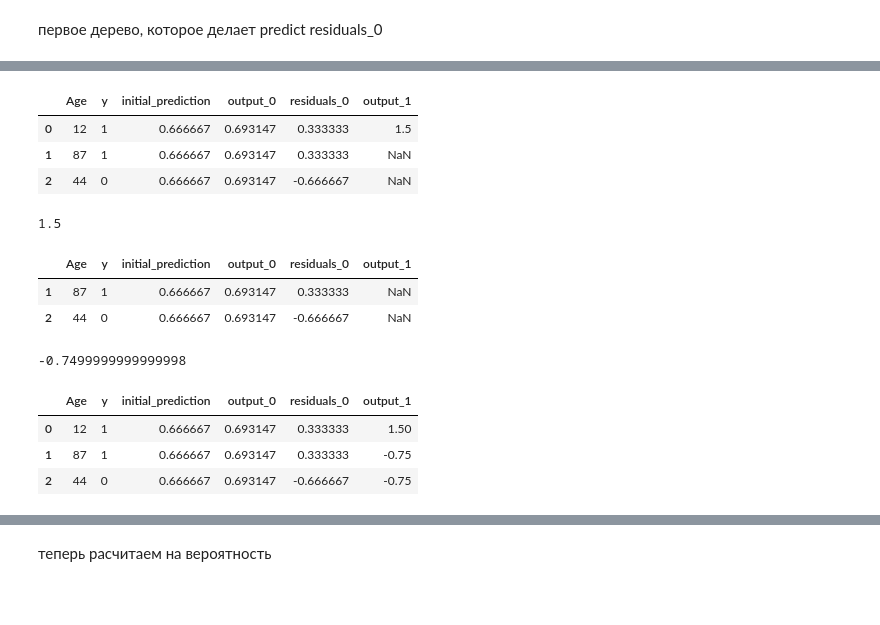
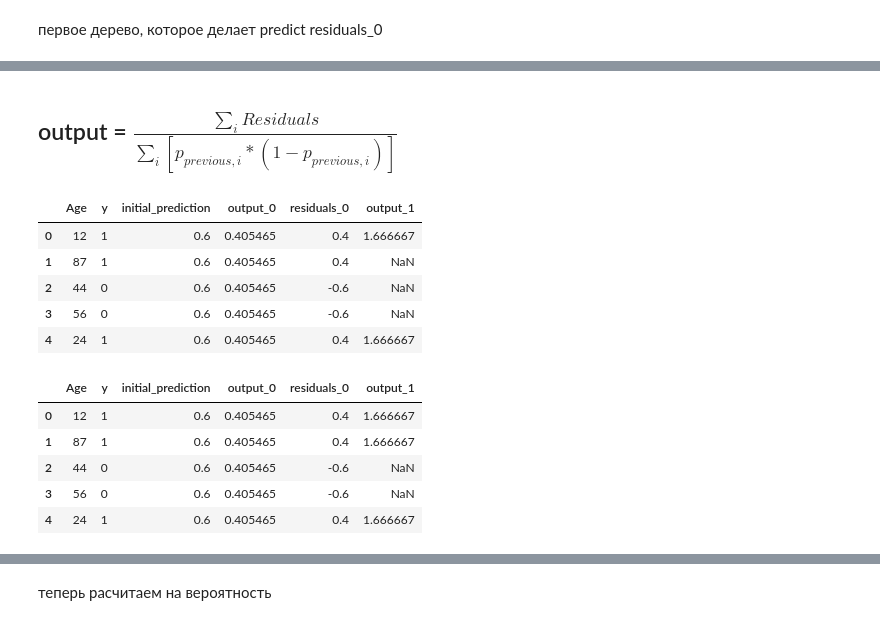
Before and after one commit to astashenko/boosting_by_hand, a Jupyter notebook: boost_classification_handy.ipynb, the cells around one changed output, grey strips where cells are left out. Saved outputs shown, nothing was run; the diff lists cells and outputs as text; code cells hidden in the pictures; blank space fills up the shorter version.

```diff
--- a/boost_classification_handy.ipynb
+++ b/boost_classification_handy.ipynb
@@ -11,5 +14,5 @@ from sklearn.tree import export_graphviz
 # %%
-data = pd.DataFrame(data={'Age':[12, 87, 44], 'y':[1, 1, 0]}, columns=['Age', 'y'])
+data = pd.DataFrame(data={'Age':[12, 87, 44, 56, 24], 'y':[1, 1, 0, 0, 1]}, columns=['Age', 'y'])
 y = data['y']
 
 
@@ -73,50 +100,26 @@ data[mask]
+# %% [markdown]
+## output = $\frac{\sum_i{Residuals}}{\sum_i{[p_{previous,i}*(1-p_{previous, i})]}}$
 # %%
-# как посчитать output value для первого узла
-mask = (data['Age']<28)
-data[mask]
-data.loc[mask, 'output_1'] =  data.loc[mask, 'residuals_0']/(data.loc[mask, 'initial_prediction']*(1-data.loc[mask, 'initial_prediction']))
+# как посчитать output value для  узла
+mask = (data['Age']<=34)
+data.loc[mask, 'output_1'] =  data.loc[mask, 'residuals_0'].sum()/(data.loc[mask, 'initial_prediction']*(1-data.loc[mask, 'initial_prediction']).sum())
 data
 # %% [output]
 |  | Age | y | initial_prediction | output_0 | residuals_0 | output_1 |
-| 0 | 12 | 1 | 0.666667 | 0.693147 | 0.333333 | 1.5 |
-| 1 | 87 | 1 | 0.666667 | 0.693147 | 0.333333 | NaN |
-| 2 | 44 | 0 | 0.666667 | 0.693147 | -0.666667 | NaN |
+| 0 | 12 | 1 | 0.6 | 0.405465 | 0.4 | 1.666667 |
+| 1 | 87 | 1 | 0.6 | 0.405465 | 0.4 | NaN |
+| 2 | 44 | 0 | 0.6 | 0.405465 | -0.6 | NaN |
+| 3 | 56 | 0 | 0.6 | 0.405465 | -0.6 | NaN |
+| 4 | 24 | 1 | 0.6 | 0.405465 | 0.4 | 1.666667 |
-# %%
-# как посчитать output value для первого узла
-p_prev = 2/3
-residual = 1-2/3
-output = residual/(p_prev*(1-p_prev))
-output
-# %% [output]
-1.5
-# %%
-# вправо идут
-mask = (data['Age']>28)
-data[mask]
-# %% [output]
-|  | Age | y | initial_prediction | output_0 | residuals_0 | output_1 |
-| 1 | 87 | 1 | 0.666667 | 0.693147 | 0.333333 | NaN |
-| 2 | 44 | 0 | 0.666667 | 0.693147 | -0.666667 | NaN |
-# %%
-#  а как посчитать output value для второго узла
-p_prev_1 = 2/3
-p_prev_2 = 2/3
-
-
-residual_1 = 1-p_prev_1
-residual_2 = 0-p_prev_2
-output = (residual_1+residual_2)/(p_prev_1*(1-p_prev_1)+p_prev_2*(1-p_prev_2))
-output
-# %% [output]
--0.7499999999999998
 # %%
-# как посчитать output value для второго узла
-mask = (data['Age']>28)
-data[mask]
+# как посчитать output value для  узла
+mask = (data['Age']>=71.5)
 data.loc[mask, 'output_1'] =  data.loc[mask, 'residuals_0'].sum()/(data.loc[mask, 'initial_prediction']*(1-data.loc[mask, 'initial_prediction']).sum())
 data
 # %% [output]
 |  | Age | y | initial_prediction | output_0 | residuals_0 | output_1 |
-| 0 | 12 | 1 | 0.666667 | 0.693147 | 0.333333 | 1.50 |
-| 1 | 87 | 1 | 0.666667 | 0.693147 | 0.333333 | -0.75 |
-| 2 | 44 | 0 | 0.666667 | 0.693147 | -0.666667 | -0.75 |
+| 0 | 12 | 1 | 0.6 | 0.405465 | 0.4 | 1.666667 |
+| 1 | 87 | 1 | 0.6 | 0.405465 | 0.4 | 1.666667 |
+| 2 | 44 | 0 | 0.6 | 0.405465 | -0.6 | NaN |
+| 3 | 56 | 0 | 0.6 | 0.405465 | -0.6 | NaN |
+| 4 | 24 | 1 | 0.6 | 0.405465 | 0.4 | 1.666667 |
```
Also changed, not shown: parts of 29 cells of this notebook, 2 other files.
